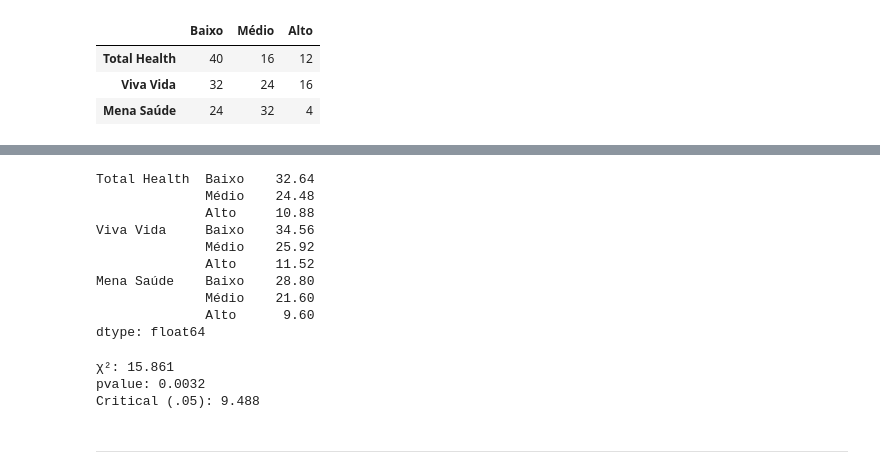
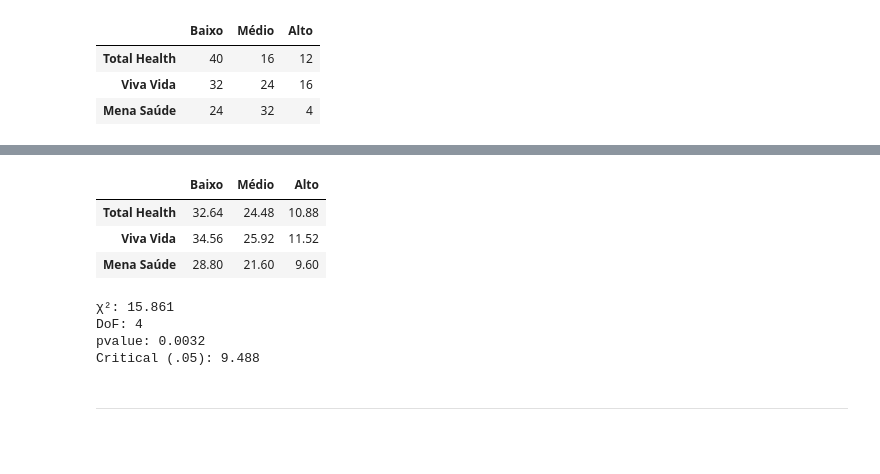
Before and after one commit to joaofauvel/mba-ds, a Jupyter notebook: Fundamentos de Estatística/fundamentos_estatistica.ipynb, the cells around one changed output, grey strips where cells are left out. Drawn from its saved outputs; the diff is of its cells as text; code cells hidden in the pictures; blank space fills up the shorter version.

Commit message:
clarifies which chi2 test is used and changes to stats.chi2_contingency

```diff
--- a/Fundamentos de Estatística/fundamentos_estatistica.ipynb
+++ b/Fundamentos de Estatística/fundamentos_estatistica.ipynb
@@ -184,38 +167,22 @@ dtype: int64
-# %%
-f_exp = (
-    pd.concat([
-        f_obs.groupby(level=0).sum(),
-        f_obs.groupby(level=1).sum()
-    ])
-    .to_frame()
-    .T
-    .corr(method=lambda x,y: x*y/f_obs.sum())
-    .stack()
-    .loc[f_obs.index]
-)
-f_exp
-# %% [output]
-Total Health  Baixo    32.64
-              Médio    24.48
-              Alto     10.88
-Viva Vida     Baixo    34.56
-              Médio    25.92
-              Alto     11.52
-Mena Saúde    Baixo    28.80
-              Médio    21.60
-              Alto      9.60
-dtype: float64
 # %%
-ddof = 6-2
-chi2val, pvalue = stats.chisquare(f_obs, f_exp, ddof=ddof)
-critical05 = stats.chi2.ppf(1-.05, ddof)
+chi2val, pvalue, dof, f_exp = stats.chi2_contingency(chi_df)
+critical05 = stats.chi2.isf(.05, dof)
+# %%
+pd.DataFrame(f_exp, index=chi_df.index, columns=chi_df.columns)
+# %% [output]
+|  | Baixo | Médio | Alto |
+| Total Health | 32.64 | 24.48 | 10.88 |
+| Viva Vida | 34.56 | 25.92 | 11.52 |
+| Mena Saúde | 28.80 | 21.60 | 9.60 |
 # %%
 print(f'''χ²: {chi2val:.3f}
+DoF: {dof}
 pvalue: {pvalue:.4f}
 Critical (.05): {critical05:.3f}
 ''')
 # %% [output]
 χ²: 15.861
+DoF: 4
 pvalue: 0.0032
 Critical (.05): 9.488
 # %% [markdown]
```
Also changed, not shown: parts of 3 cells of this notebook.
